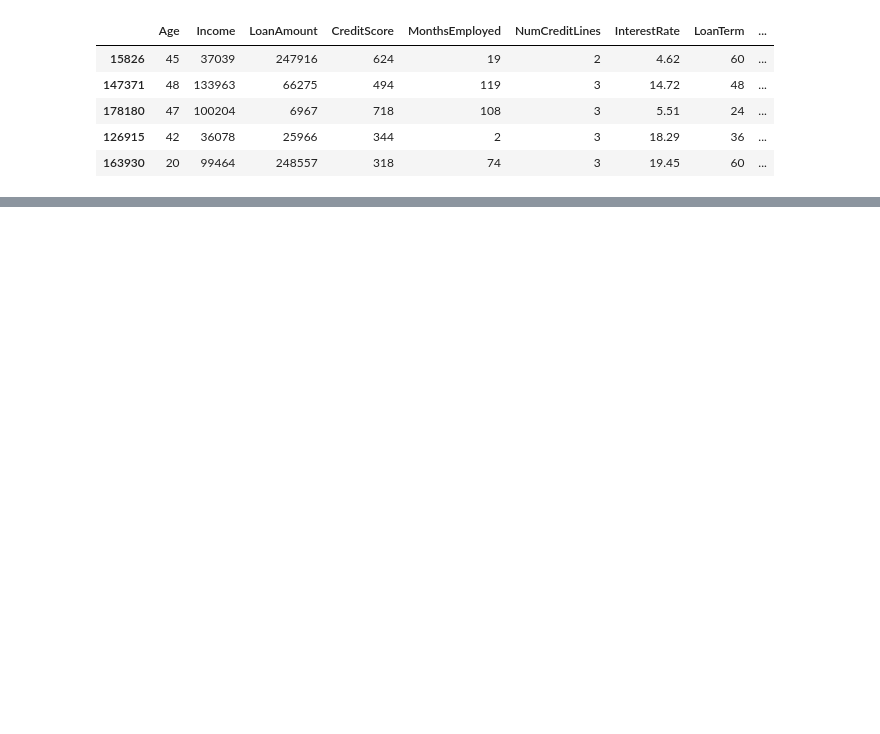
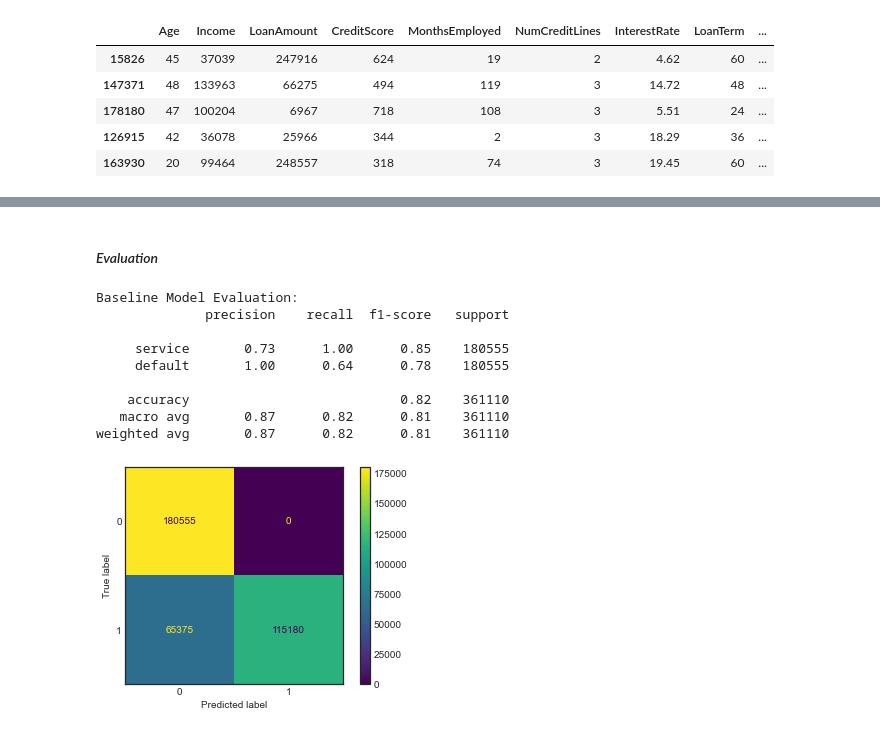
Before and after one commit to Assesa44/Who-Will-Default-, a Jupyter notebook: Notebooks/03_modeling_decisiontree_randomforest.ipynb, the cells around one changed output, grey strips where cells are left out. Saved outputs shown, nothing was run; the diff lists cells and outputs as text; code cells hidden in the pictures; blank space fills up the shorter version.

```diff
--- a/Notebooks/03_modeling_decisiontree_randomforest.ipynb
+++ b/Notebooks/03_modeling_decisiontree_randomforest.ipynb
@@ -73,0 +140,32 @@ X_dt.head()
+# %%
+# Prepara data for training
+X_dtree = X_train_resampled.copy()
+y_dtree = y_train_resampled.copy()
+
+# Train and fit the 'added parameters' model
+dt = DecisionTreeClassifier(criterion= 'entropy', max_depth= 5, random_state= 42).fit(X_dtree, y_dtree)
+
+# Predict y
+y_pred = dt.predict(X_dtree)
+# %% [markdown]
+#### *Evaluation*
+# %%
+# Print model evaluation
+print('Baseline Model Evaluation:')
+print(classification_report(y_dtree, y_pred, target_names= class_label))
+
+conf_matrix = confusion_matrix(y_dtree, y_pred)
+plt.style.use('seaborn-white')
+disp = ConfusionMatrixDisplay(conf_matrix)
+disp.plot();
+# %% [output]
+Baseline Model Evaluation:
+              precision    recall  f1-score   support
+
+     service       0.73      1.00      0.85    180555
+     default       1.00      0.64      0.78    180555
+
+    accuracy                           0.82    361110
+   macro avg       0.87      0.82      0.81    361110
+weighted avg       0.87      0.82      0.81    361110
+[figure, added]
```
Also changed, not shown: parts of 15 cells of this notebook.
